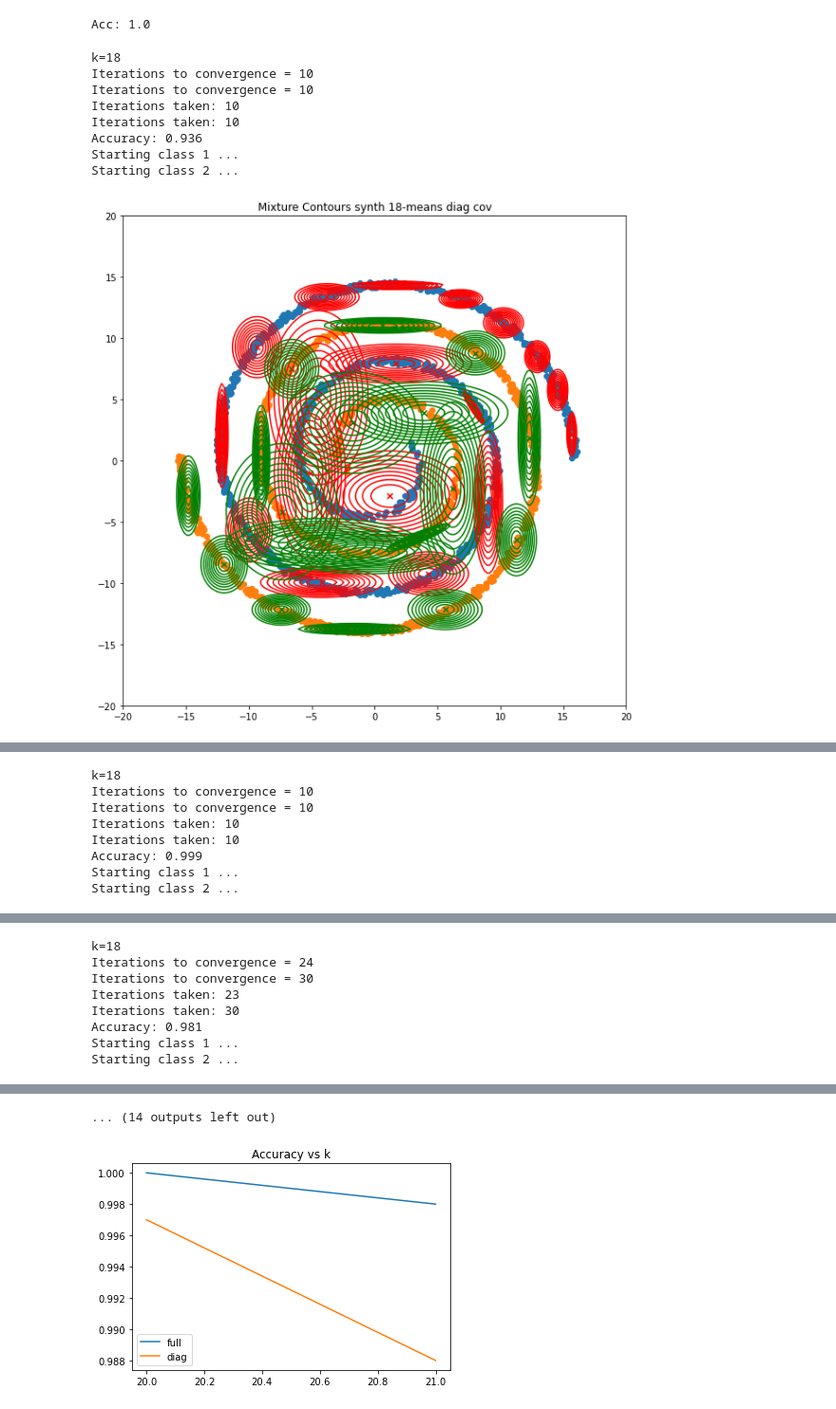
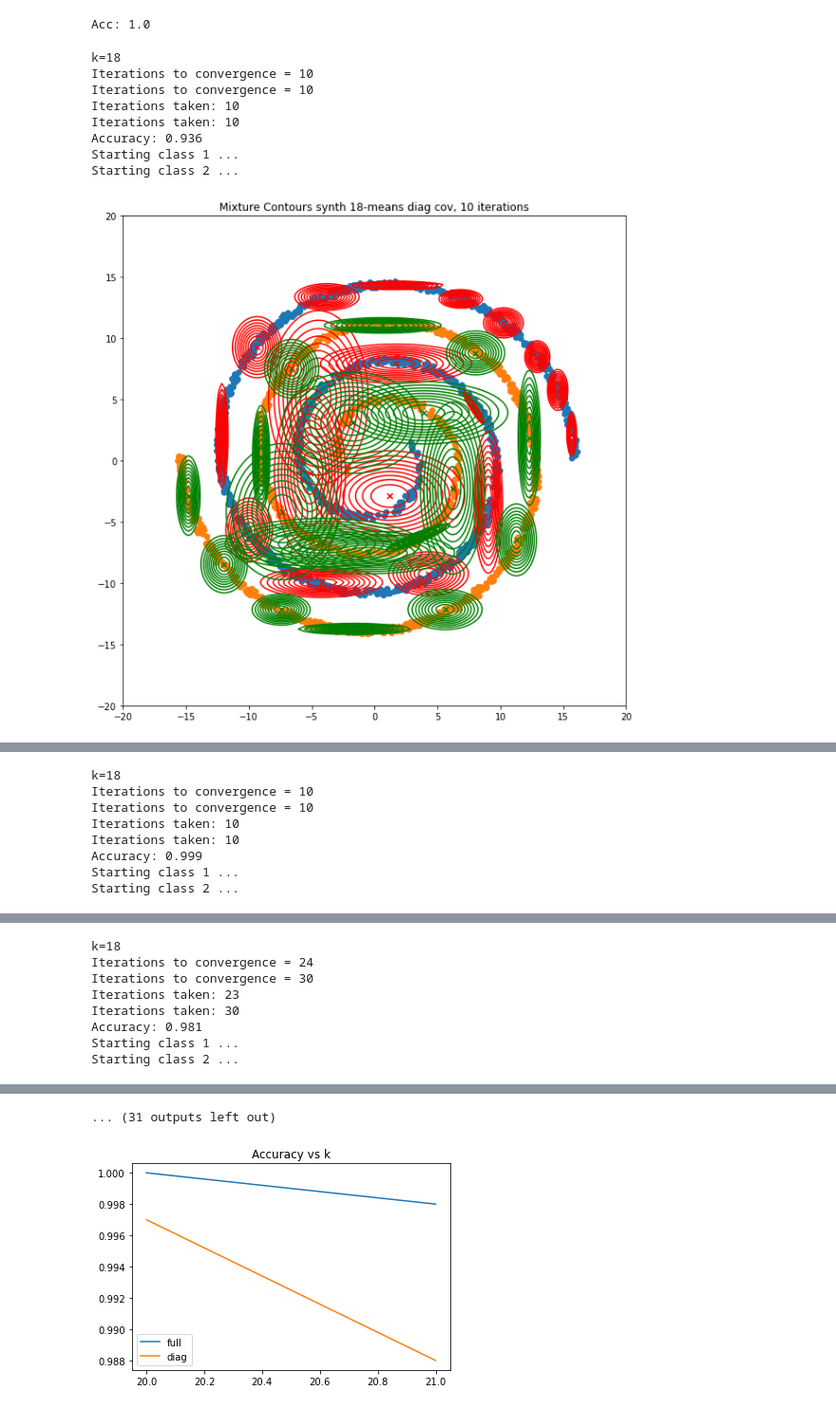
Before and after one commit to nihalgeorge01/CS5691-Submissions, a Jupyter notebook: A3/A_kmeans/A_kmeans_notebook.ipynb, the cells around one changed output, grey strips where cells are left out. Shown at 95% size. Cells and saved outputs as stored; diff of their text form; code cells hidden in the pictures.

Commit message:
Add vary k vary em synth plots

```diff
--- a/A3/A_kmeans/A_kmeans_notebook.ipynb
+++ b/A3/A_kmeans/A_kmeans_notebook.ipynb
@@ -505,23 +505,26 @@ def acc_post(data, k_range, do_plot = False, diag=False, iters = 100):
 # %%
 k_range = [18]
 posts_k_both_ll = {}
+cases = []
 for iters in [10,30,50,70,90]:
     for diag in [True,False]:
         diag_str = "diag" if diag else "full"
         acc, posts_ll = acc_post(train_data_classes,k_range=k_range,do_plot=True,diag=diag,iters=iters)
         roc_det(posts_ll, k_range, 'synth', diag_str, extra=str(iters))
         for k_id in k_range:
-            posts_k_both_ll[str(k_id)+'_'+diag_str] = posts_ll[k_id]
+            posts_k_both_ll[str(k_id)+'_'+diag_str+'_'+str(iters)] = posts_ll[k_id]
+            cases.append(str(k_id)+'_'+diag_str+'_'+str(iters))
 
-cases = [str(k_id)+'_'+'full' for k_id in k_range] + [str(k_id)+'_'+'diag' for k_id in k_range]
-roc_det(posts_k_both_ll, cases, 'synth', 'compare', extra=str(iters))
+# cases = [str(k_id)+'_'+'full' for k_id in k_range] + [str(k_id)+'_'+'diag' for k_id in k_range]
+print("Cases:", cases)
+roc_det(posts_k_both_ll, cases, 'synth', 'compare', extra='over_iters')
 # %% [output]
 k=18
 Iterations to convergence = 10
 Iterations to convergence = 10
 Iterations taken: 10
 Iterations taken: 10
 Accuracy: 0.936
 Starting class 1 ...
 Starting class 2 ...
-[figure, old version]
+[figure, new version]
@@ -552,4 +555,4 @@ Starting class 2 ...
-... (14 outputs left out)
+... (31 outputs left out)
 # %%
 # acc vs k
 
```
Also changed, not shown: parts of 5 cells of this notebook, 2 other files.
